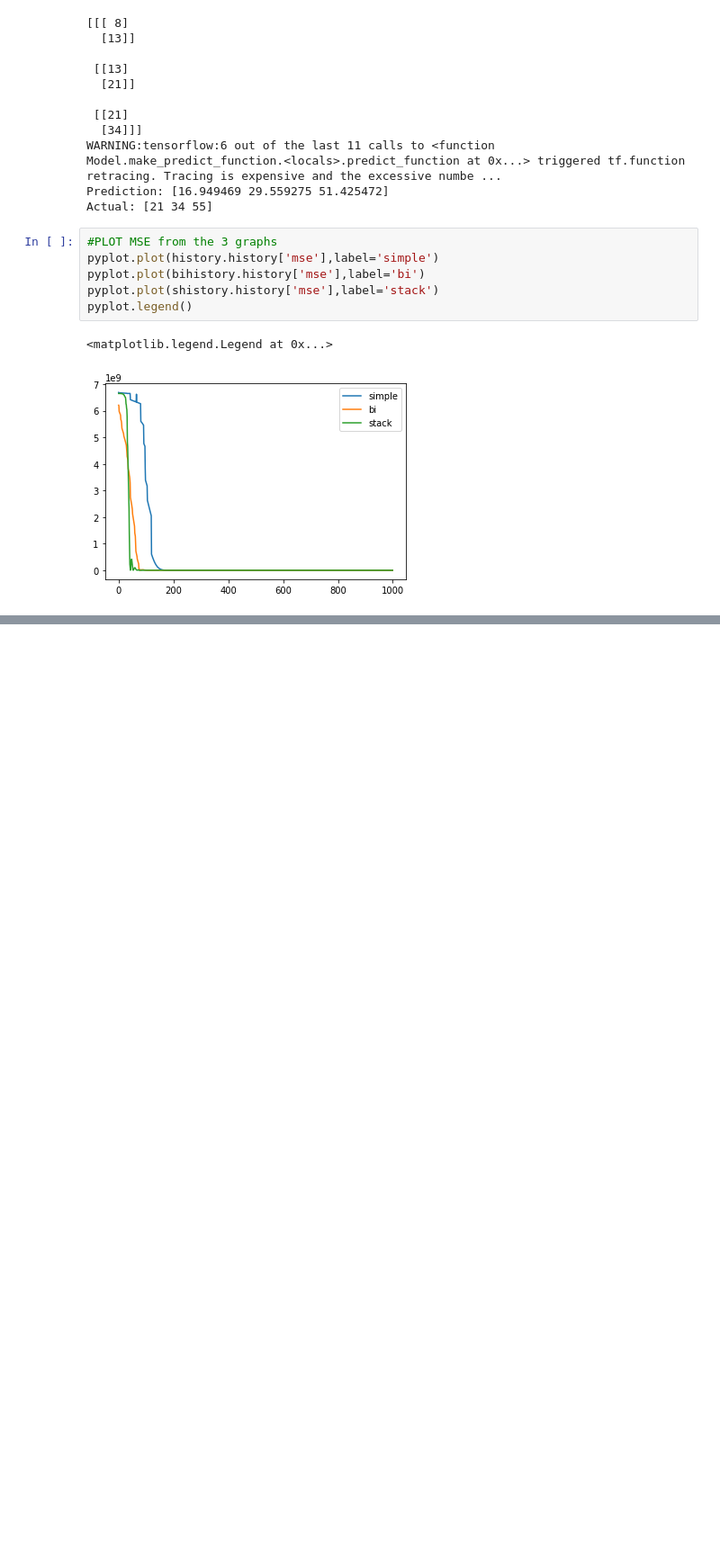
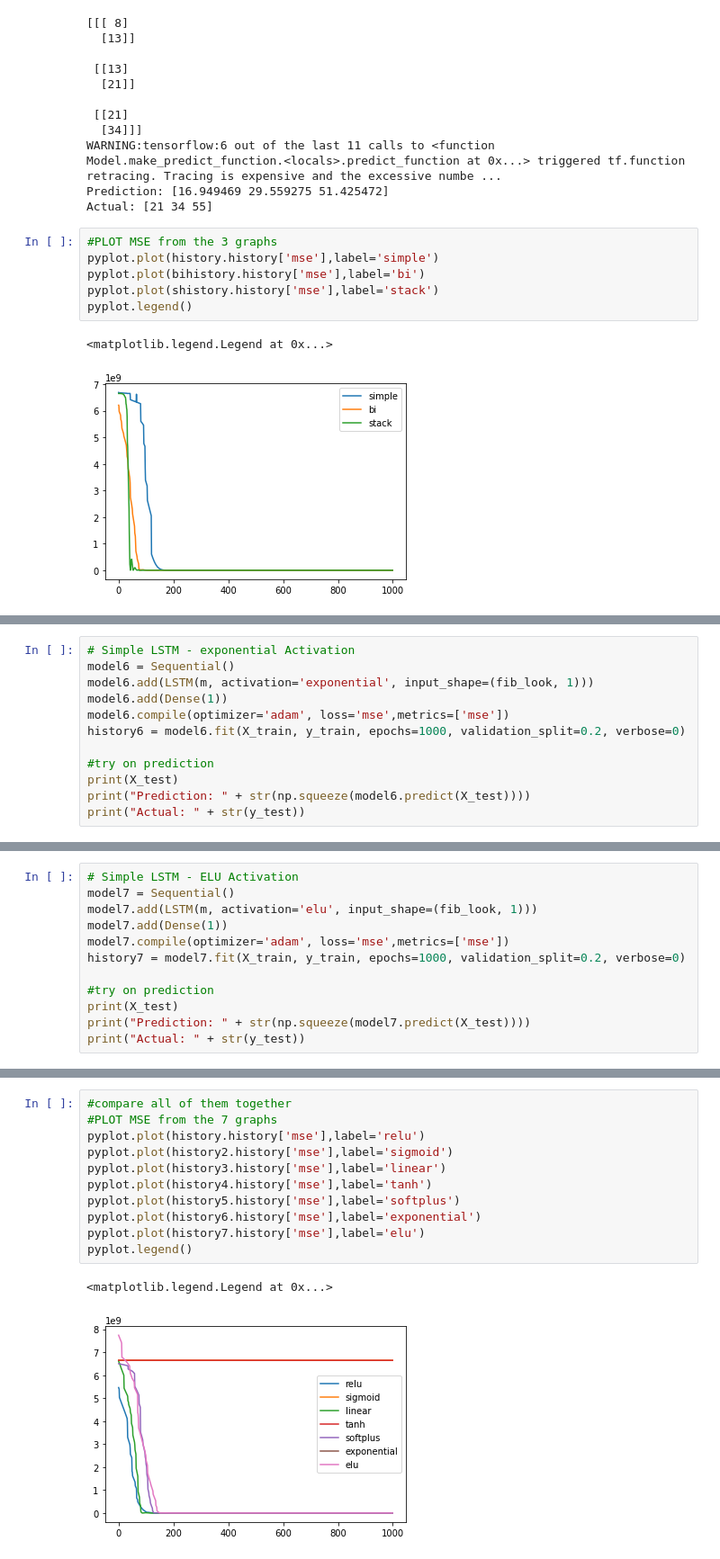
Before and after one commit to MasterMilkX/iqtest_seqbot, a Jupyter notebook: test_rnn.ipynb, the cells around one changed output, grey strips where cells are left out. Shown at 90% size. Cells and saved outputs as stored; diff of their text form; blank space fills up the shorter version.

```diff
--- a/test_rnn.ipynb
+++ b/test_rnn.ipynb
@@ -350,0 +474,12 @@ pyplot.legend()
+# %%
+# Simple LSTM - exponential Activation
+model6 = Sequential()
+model6.add(LSTM(m, activation='exponential', input_shape=(fib_look, 1)))
+model6.add(Dense(1))
+model6.compile(optimizer='adam', loss='mse',metrics=['mse'])
+history6 = model6.fit(X_train, y_train, epochs=1000, validation_split=0.2, verbose=0)
+
+#try on prediction
+print(X_test)
+print("Prediction: " + str(np.squeeze(model6.predict(X_test))))
+print("Actual: " + str(y_test))
@@ -350,0 +498,12 @@ pyplot.legend()
+# %%
+# Simple LSTM - ELU Activation
+model7 = Sequential()
+model7.add(LSTM(m, activation='elu', input_shape=(fib_look, 1)))
+model7.add(Dense(1))
+model7.compile(optimizer='adam', loss='mse',metrics=['mse'])
+history7 = model7.fit(X_train, y_train, epochs=1000, validation_split=0.2, verbose=0)
+
+#try on prediction
+print(X_test)
+print("Prediction: " + str(np.squeeze(model7.predict(X_test))))
+print("Actual: " + str(y_test))
@@ -350,0 +522,14 @@ pyplot.legend()
+# %%
+#compare all of them together
+#PLOT MSE from the 7 graphs
+pyplot.plot(history.history['mse'],label='relu')
+pyplot.plot(history2.history['mse'],label='sigmoid')
+pyplot.plot(history3.history['mse'],label='linear')
+pyplot.plot(history4.history['mse'],label='tanh')
+pyplot.plot(history5.history['mse'],label='softplus')
+pyplot.plot(history6.history['mse'],label='exponential')
+pyplot.plot(history7.history['mse'],label='elu')
+pyplot.legend()
+# %% [output]
+<matplotlib.legend.Legend at 0x...>
+[figure, added]
```
Also changed, not shown: parts of 27 cells of this notebook, 2 other files.
